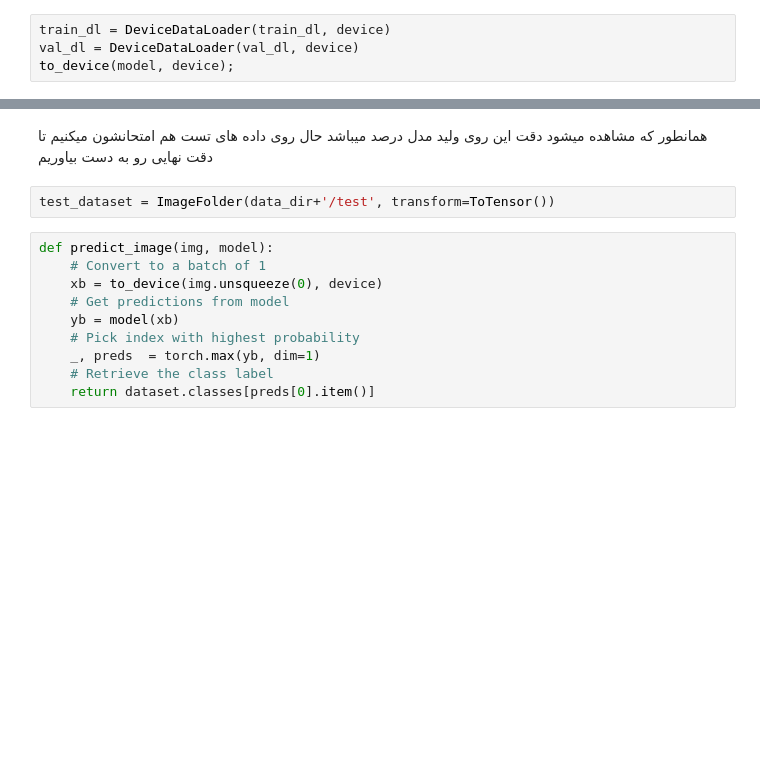
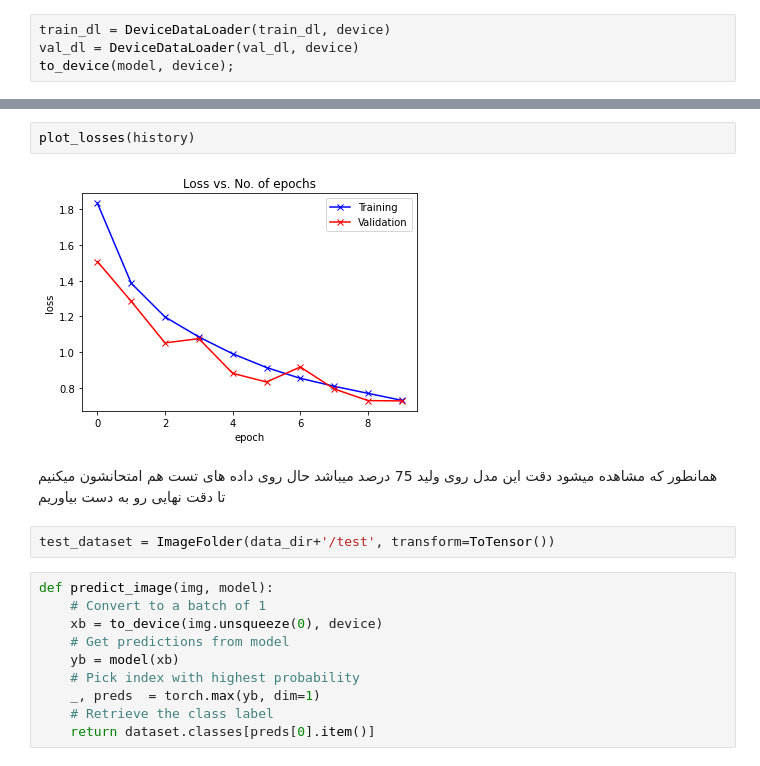
Before and after one commit to sanaaria/Ann, a Jupyter notebook: Ann_HW02.ipynb, the cells around one changed output, grey strips where cells are left out. Drawn from its saved outputs; the diff is of its cells as text; blank space fills up the shorter version.

```diff
--- a/Ann_HW02.ipynb
+++ b/Ann_HW02.ipynb
@@ -415,5 +465,9 @@ history = fit(num_epochs, lr, model, train_dl, val_dl, opt_func)
+# %%
+plot_losses(history)
+# %% [output]
+[figure, added]
 # %% [markdown]
-همانطور که مشاهده میشود دقت این روی ولید مدل درصد میباشد
+همانطور که مشاهده میشود دقت این مدل روی ولید 75 درصد میباشد
 حال روی داده های تست هم امتحانشون میکنیم تا دقت نهایی رو به دست بیاوریم
 # %%
 test_dataset = ImageFolder(data_dir+'/test', transform=ToTensor())
```
Also changed, not shown: parts of 35 cells of this notebook.
